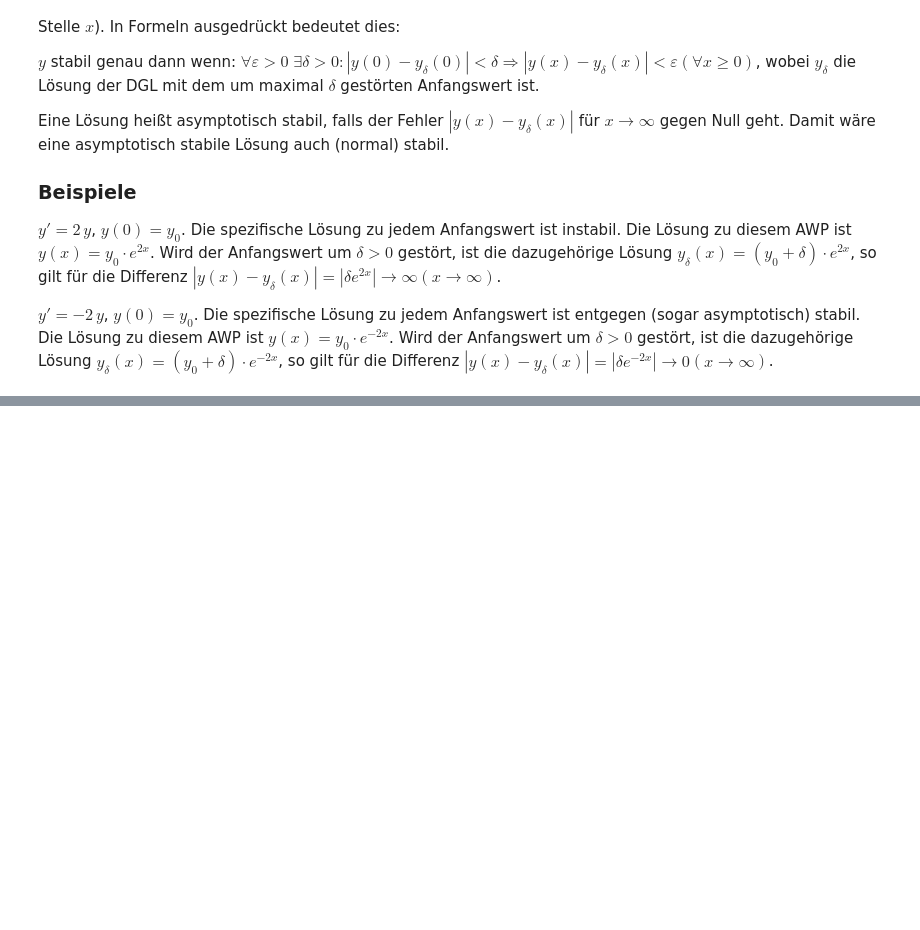
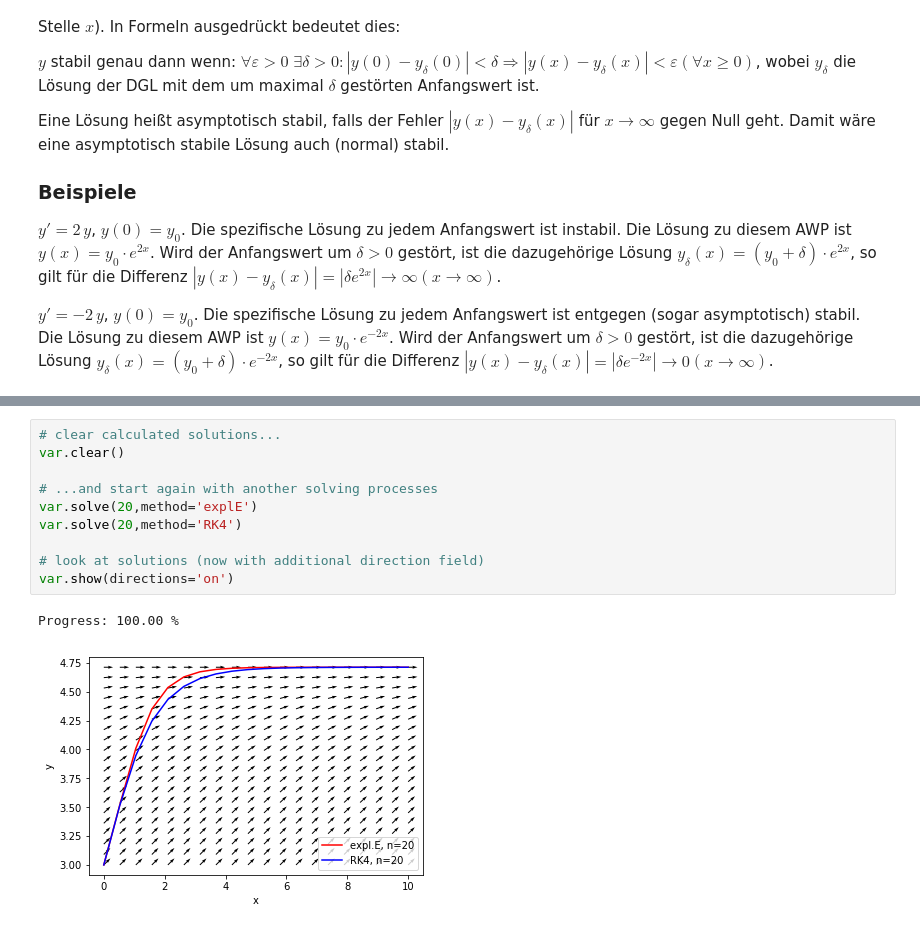
Before and after one commit to MathAlg/numericalODEs, a Jupyter notebook: ODEs_numeric_main.ipynb, the cells around one changed output, grey strips where cells are left out. Cells and saved outputs as stored; diff of their text form; blank space fills up the shorter version.

```diff
--- a/ODEs_numeric_main.ipynb
+++ b/ODEs_numeric_main.ipynb
@@ -119,0 +65,13 @@ var.show(directions='on')
+# %%
+# clear calculated solutions...
+var.clear()
+
+# ...and start again with another solving processes
+var.solve(20,method='explE')
+var.solve(20,method='RK4')
+
+# look at solutions (now with additional direction field)
+var.show(directions='on')
+# %% [output]
+Progress: 100.00 %
+[figure, added]
```
Also changed, not shown: parts of 9 cells of this notebook, 1 other file.
